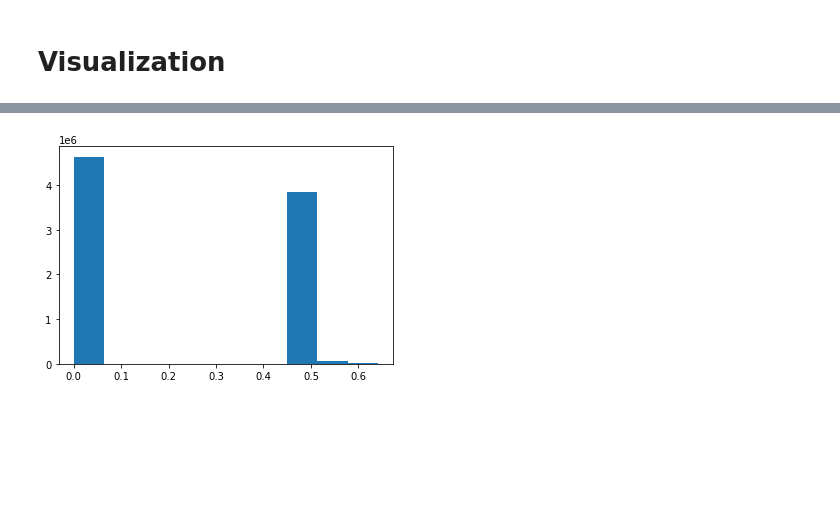
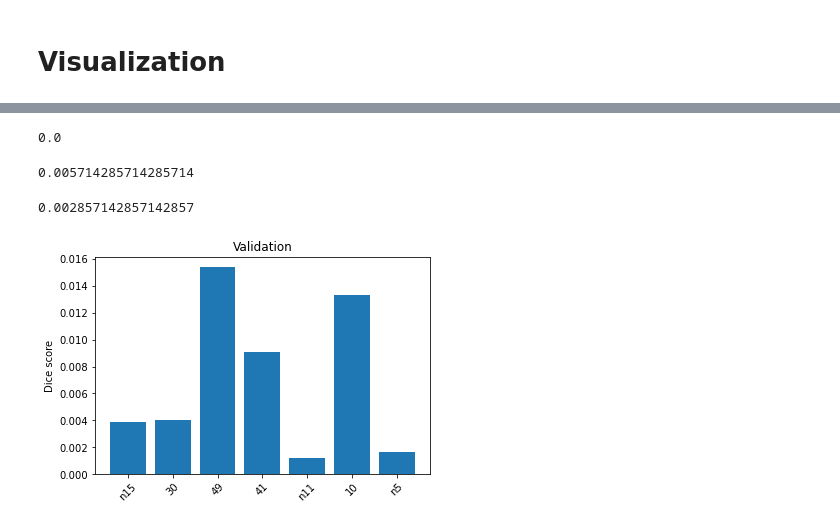
Before and after one commit to blufzzz/FCDNet, a Jupyter notebook: dataset_patches.ipynb, the cells around one changed output, grey strips where cells are left out. Saved outputs shown, nothing was run; the diff lists cells and outputs as text; code cells hidden in the pictures; blank space fills up the shorter version.

```diff
--- a/dataset_patches.ipynb
+++ b/dataset_patches.ipynb
@@ -668,0 +736,29 @@ config
+# %%
+logdir = './logs_clf_sym/sym_resnet3d_ps32_bs32_clf0.5_fcd0.8_ALL_AUG@19.01.2022-00:23:47/'
+# %%
+with open(os.path.join(logdir, 'config.yaml')) as fin:
+    config = edict(yaml.safe_load(fin))
+# %%
+################
+# CREATE MODEL #
+################
+# model = torchvision.models.video.r2plus1d_18(pretrained=False, progress=False)
+model = torchvision.models.video.r3d_18(pretrained=False, progress=False)
+conv3d_1 = model.stem[0]
+
+DEVICE = 0
+device = torch.device(DEVICE)
+
+# features
+input_channels = 10
+
+model.stem[0] = nn.Conv3d(in_channels=input_channels,
+                         out_channels=conv3d_1.out_channels,
+                         kernel_size=conv3d_1.kernel_size,
+                         padding=conv3d_1.padding,
+                         bias=conv3d_1.bias)
+
+model.fc = nn.Linear(model.fc.in_features, 1)
+model = model.to(device)
+model_capacity = get_capacity(model)
+print(f'Model created! Capacity: {model_capacity}')
@@ -668,0 +767,4 @@ config
+# %%
+model_dict = torch.load(os.path.join(logdir, 'checkpoints/weights.pth'))
+print('LOADING from epoch:',model_dict['epoch'])
+model.load_state_dict(model_dict['model_state'])
@@ -810,7 +925,24 @@ label_pred = output_tensor[0,0].detach().cpu().numpy()
+# %%
+np.mean(metric_dict['top-10_hitrate'])
+# %% [output]
+0.0
+# %%
+np.mean(metric_dict['top-50_hitrate'])
+# %% [output]
+0.005714285714285714
+# %%
+np.mean(metric_dict['top-100_hitrate'])
+# %% [output]
+0.002857142857142857
 # %%
+val_labels = val_dataset_whole.labels
 plt.ion()
 plt.figure()
-plt.hist(label_pred.flatten())
+plt.bar(val_labels, dices)
+exp_name = logdir.split('/')[1]
+plt.title(f'Validation')
+plt.ylabel('Dice score')
+plt.xticks(rotation=45)
 plt.show()
 # %% [output]
-[figure, old version]
+[figure, new version]
```
Also changed, not shown: parts of 39 cells of this notebook, 10 other files.
